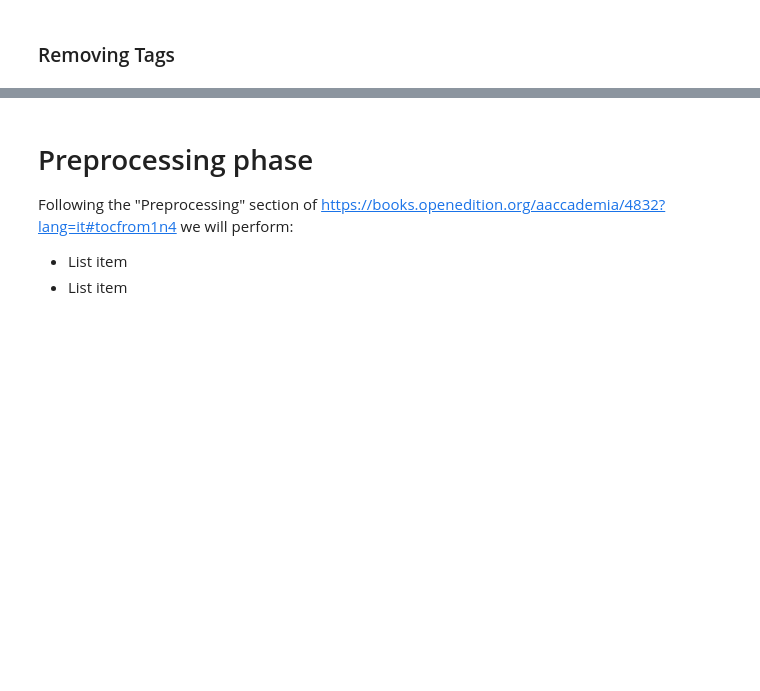
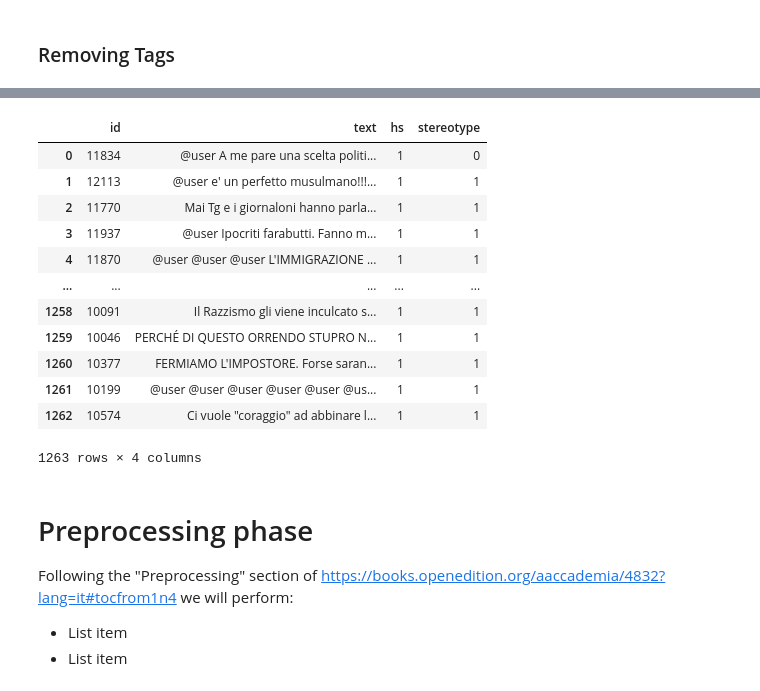
Before and after one commit to GiovanniSorice/Hate_Speech_Detection, a Jupyter notebook: notebooks/preprocessing.ipynb, the cells around one changed output, grey strips where cells are left out. Saved outputs shown, nothing was run; the diff lists cells and outputs as text; code cells hidden in the pictures; blank space fills up the shorter version.

```diff
--- a/notebooks/preprocessing.ipynb
+++ b/notebooks/preprocessing.ipynb
@@ -102,6 +106,22 @@ for x in f2:
     y = y.lower()
     if y != '':
         bad_words_set.append(y)
+# %%
+dataset_raw
+# %% [output]
+|  | id | text | hs | stereotype |
+| 0 | 11834 | @user A me pare una scelta politi... | 1 | 0 |
+| 1 | 12113 | @user e' un perfetto musulmano!!!... | 1 | 1 |
+| 2 | 11770 | Mai Tg e i giornaloni hanno parla... | 1 | 1 |
+| 3 | 11937 | @user Ipocriti farabutti. Fanno m... | 1 | 1 |
+| 4 | 11870 | @user @user @user L'IMMIGRAZIONE ... | 1 | 1 |
+| ... | ... | ... | ... | ... |
+| 1258 | 10091 | Il Razzismo gli viene inculcato s... | 1 | 1 |
+| 1259 | 10046 | PERCHÉ DI QUESTO ORRENDO STUPRO N... | 1 | 1 |
+| 1260 | 10377 | FERMIAMO L'IMPOSTORE. Forse saran... | 1 | 1 |
+| 1261 | 10199 | @user @user @user @user @user @us... | 1 | 1 |
+| 1262 | 10574 | Ci vuole "coraggio" ad abbinare l... | 1 | 1 |
+1263 rows × 4 columns
 # %% [markdown]
 # Preprocessing phase
 Following the "Preprocessing" section of https://books.openedition.org/aaccademia/4832?lang=it#tocfrom1n4 we will perform:
```
Also changed, not shown: parts of 6 cells of this notebook.
